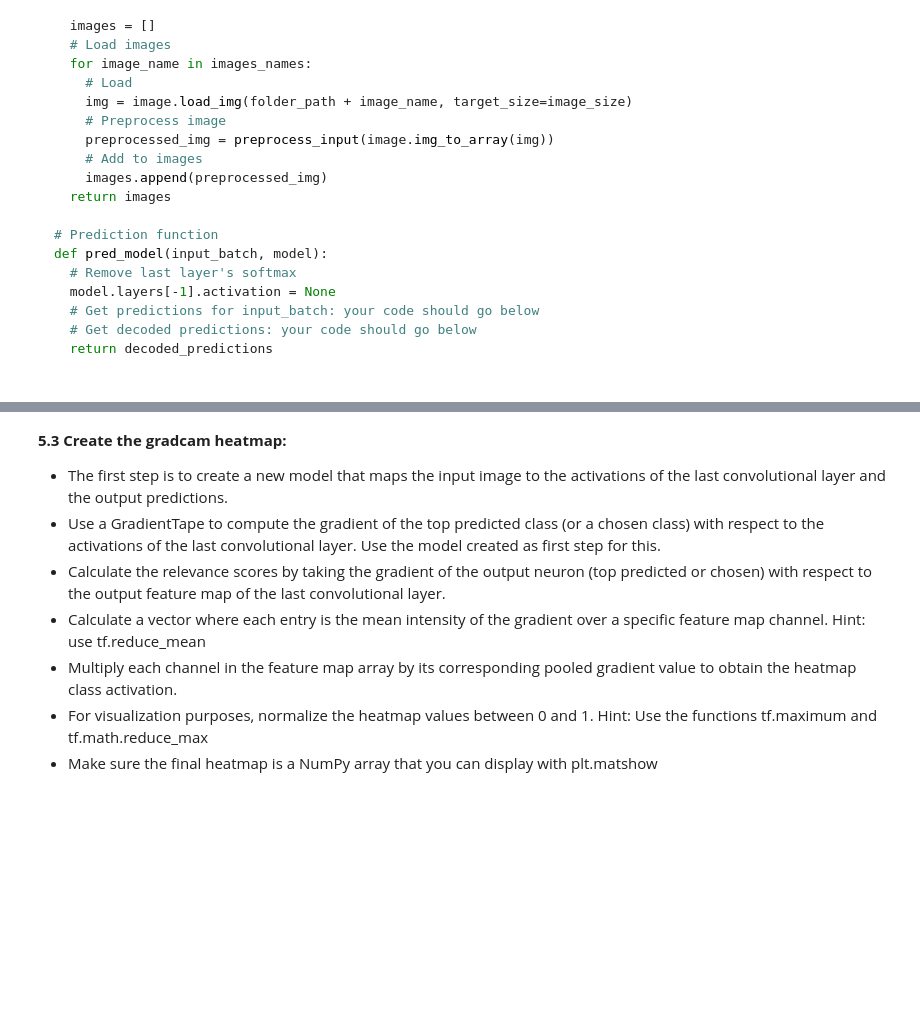
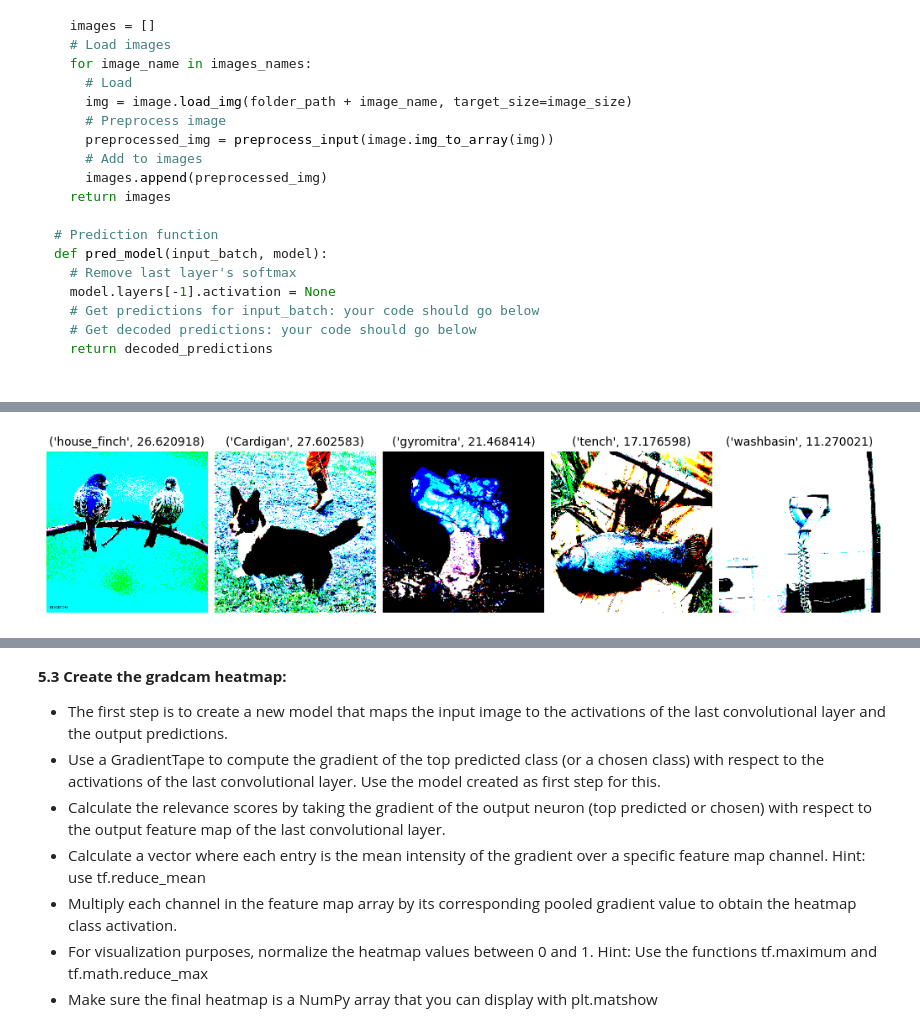
Before and after one commit to MarioROT/CV-MAI, a Jupyter notebook: Session 8/lab_08_2_Visual_Explanations_GradCam.ipynb, the cells around one changed output, grey strips where cells are left out. Saved outputs shown, nothing was run; the diff lists cells and outputs as text; code cells hidden in the pictures; blank space fills up the shorter version.

```diff
--- a/Session 8/lab_08_2_Visual_Explanations_GradCam.ipynb
+++ b/Session 8/lab_08_2_Visual_Explanations_GradCam.ipynb
@@ -284,8 +293,8 @@ from tensorflow.keras.utils import load_img, img_to_array
 import os
 
 # Load and preprocess the ImageNet images
-def load_images(folder_path, images_names):
-  image_size = (224, 224)
+def load_images(folder_path, images_names, image_size = (224, 224)):
+
   images = []
   # Load images
   for image_name in images_names:
@@ -308,4 +317,5 @@ def pred_model(input_batch, model):
 
 images = load_images('data_imagenet_sample/', os.listdir('data_imagenet_sample/'))
 preds = pred_model(images, vgg16)
+custom_grids(images, 1,5, preds, axis='off', title_size=10).show()
 # %% [output]
@@ -316,0 +332 @@ preds = pred_model(images, vgg16)
+[figure, added]
```
Also changed, not shown: parts of 20 cells of this notebook.
